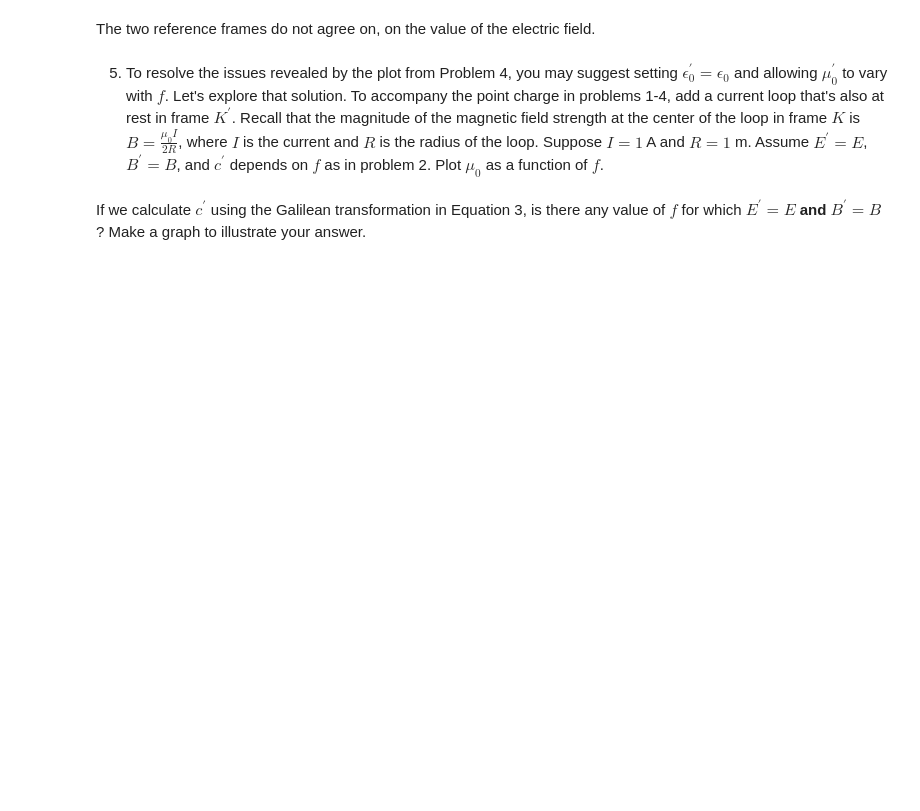
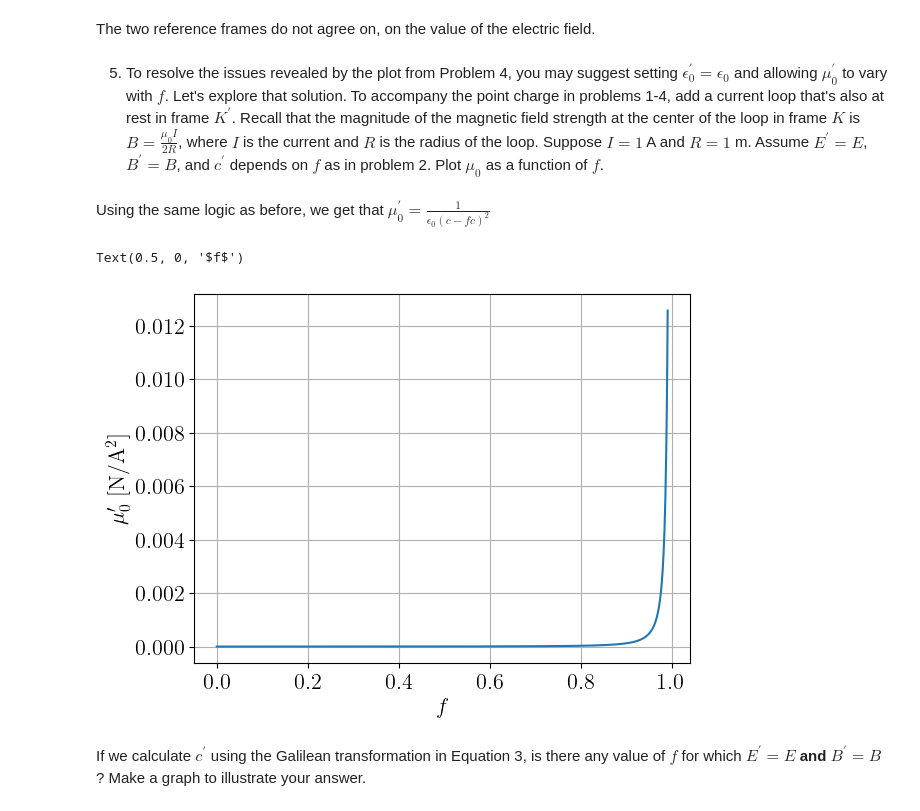
Before and after one commit to CBrown345/PHYS309, a Jupyter notebook: assignment1.ipynb, the cells around one changed output. Saved outputs shown, nothing was run; the diff lists cells and outputs as text; code cells hidden in the pictures; blank space fills up the shorter version.

```diff
--- a/assignment1.ipynb
+++ b/assignment1.ipynb
@@ -63,7 +63,7 @@ plt.grid(True)
 # Plot here
 def c_prime(f):
     return constants.c - f * constants.c
-arr_f = np.linspace(0,.99,100)
+arr_f = np.linspace(0,.99,1000)
 plt.plot(arr_f, c_prime(arr_f))
 plt.xlabel(r"$f$")
 plt.ylabel(r"$c^{\prime} \ [\rm m / \rm s]$")
@@ -117,7 +119,19 @@ plt.subplots_adjust(hspace=.5)
 The two reference frames do not agree on, on the value of the electric field.
 # %% [markdown]
 5. To resolve the issues revealed by the plot from Problem 4, you may suggest setting $\epsilon_0^{\prime} = \epsilon_0$ and allowing $\mu_0^{\prime}$ to vary with $f$. Let's explore that solution. To accompany the point charge in problems 1-4, add a current loop that's also at rest in frame $K^{\prime}$. Recall that the magnitude of the magnetic field strength at the center of the loop in frame $K$ is $B = \frac{\mu_0 I}{2R}$, where $I$ is the current and $R$ is the radius of the loop. Suppose $I = 1$ A and $R = 1$ m. Assume $E^{\prime} = E$, $B^{\prime} = B$, and $c^{\prime}$ depends on $f$ as in problem 2. Plot $\mu_0$ as a function of $f$.
+# %% [markdown]
+Using the same logic as before, we get that $\mu_{0}^{\prime} = \frac{1}{\epsilon_0(c - fc)^2}$
 # %%
 # Plot here
+def mu_prime(f):
+    return (1/ (constants.epsilon_0 * (constants.c - f * constants.c)**2))
+arr_mu_prime = mu_prime(arr_f)
+plt.plot(arr_f, arr_mu_prime)
+plt.ylabel(r"$\mu_{0}^{\prime} \ [\rm N / \rm A^2]$")
+plt.grid(True)
+plt.xlabel(r"$f$")
+# %% [output]
+Text(0.5, 0, '$f$')
+[figure, added]
 # %% [markdown]
 If we calculate $c^{\prime}$ using the Galilean transformation in Equation 3, is there any value of $f$ for which $E^{\prime} = E$ <strong>and</strong> $B^{\prime} = B$? Make a graph to illustrate your answer.
```
Also changed, not shown: parts of 6 cells of this notebook.
